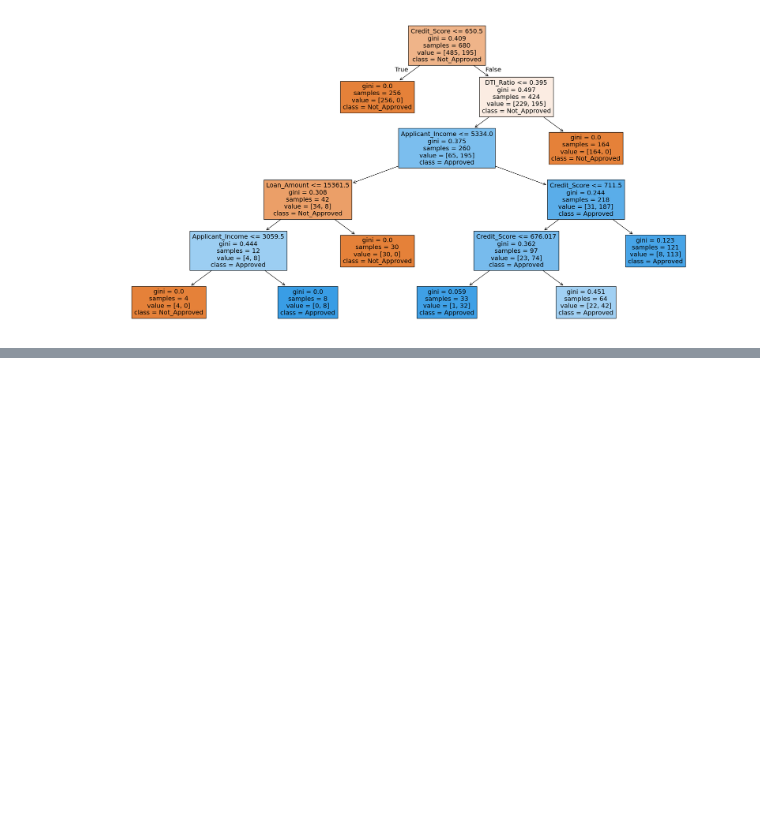
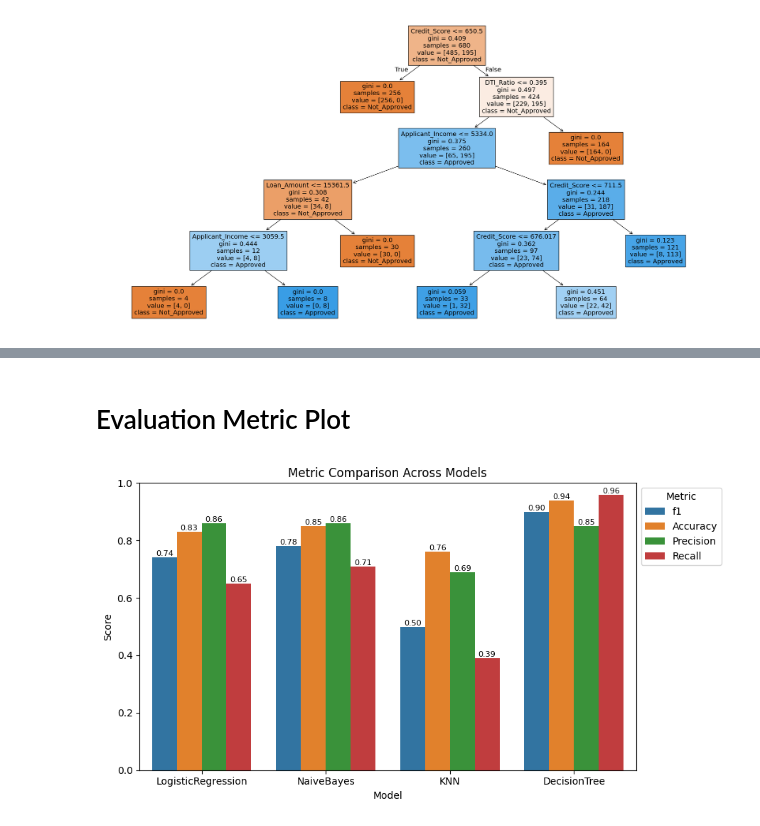
Before and after one commit to akshay041193/loan-approval-system, a Jupyter notebook: Loan_Approval_System.ipynb, the cells around one changed output, grey strips where cells are left out. Saved outputs shown, nothing was run; the diff lists cells and outputs as text; code cells hidden in the pictures; blank space fills up the shorter version.

```diff
--- a/Loan_Approval_System.ipynb
+++ b/Loan_Approval_System.ipynb
@@ -459,0 +590,21 @@ plt.tight_layout()
+# %% [markdown]
+# Evaluation Metric Plot
+# %%
+plt.figure(figsize=(9, 5))
+
+melted = outcomes_df[["f1", "Accuracy", "Precision", "Recall"]].reset_index().melt(id_vars="index")
+ax = sns.barplot(data=melted, x="index", y="value", hue="variable", dodge=True)
+
+for container in ax.containers:
+    ax.bar_label(container, fmt="%.2f", fontsize=8)
+
+plt.title("Metric Comparison Across Models")
+plt.xlabel("Model")
+plt.ylabel("Score")
+plt.ylim(0, 1)
+
+plt.legend(title="Metric", bbox_to_anchor=(1, 1), loc="upper left")
+plt.tight_layout()
+plt.show()
+# %% [output]
+[figure, added]
```
Also changed, not shown: parts of 14 cells of this notebook.
